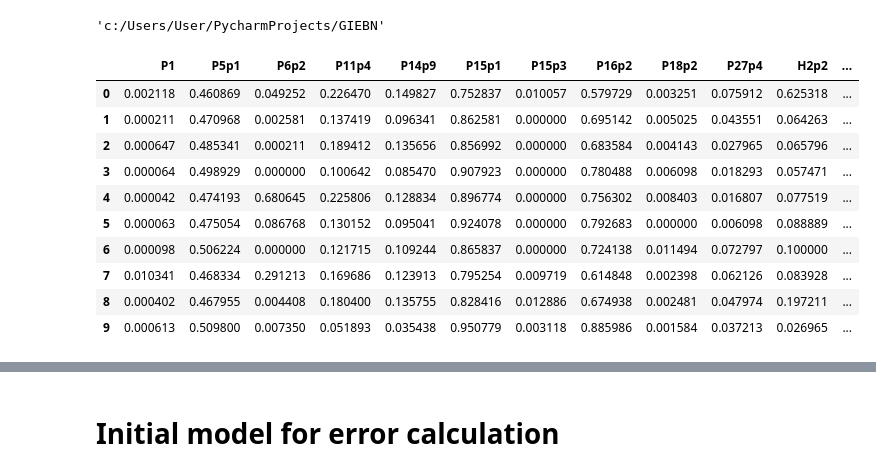
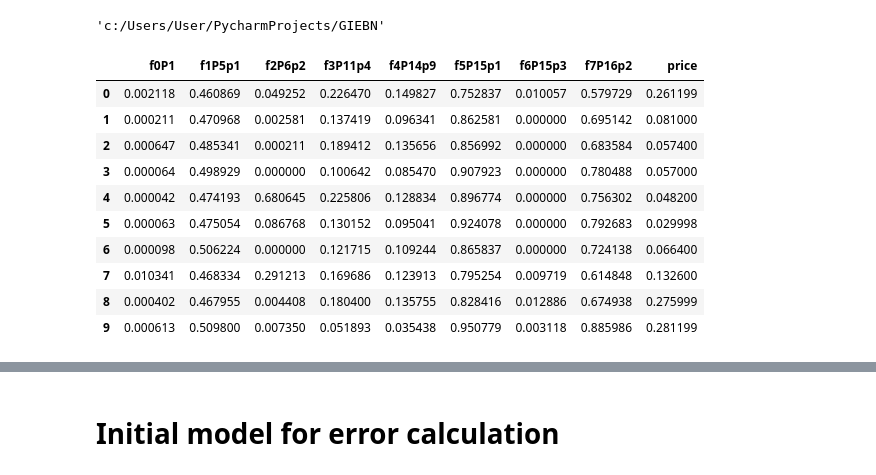
Before and after one commit to dmitry-grigorev/GIEBN, a Jupyter notebook: experiments/experiments_featureselection/califhousing_experiments_launcher copy.ipynb, the cells around one changed output, grey strips where cells are left out. Saved outputs shown, nothing was run; the diff lists cells and outputs as text; code cells hidden in the pictures.

```diff
--- a/experiments/experiments_featureselection/califhousing_experiments_launcher copy.ipynb
+++ b/experiments/experiments_featureselection/califhousing_experiments_launcher copy.ipynb
@@ -56,28 +56,32 @@ optuna.logging.set_verbosity(optuna.logging.WARNING)
 # %%
 #https://www.kaggle.com/datasets/camnugent/california-housing-prices
 data = pd.read_csv("../../datasets/house_16H.csv")
 
 n = data.shape[0]
 target = "price"
 features = ['P1', 'P5p1', 'P6p2', 'P11p4', 'P14p9', 'P15p1', 'P15p3', 'P16p2',
-       'P18p2', 'P27p4', 'H2p2', 'H8p2', 'H10p1', 'H13p1', 'H18pA', 'H40p4']
+       'P18p2', 'P27p4', 'H2p2', 'H8p2', 'H10p1', 'H13p1', 'H18pA', 'H40p4'][:8]
+
+data = data.rename(columns={feat: f'f{i}{feat}' for i, feat in enumerate(features)})
+features = [f'f{i}{feat}' for i, feat in enumerate(features)]
 data = data[features+[target]]
-data['P1']=data['P1'].apply(lambda x: (x-data['P1'].min())/(data['P1'].max()-data['P1'].min()))
+data['f0P1']=data['f0P1'].apply(lambda x: (x-data['f0P1'].min())/(data['f0P1'].max()-data['f0P1'].min()))
 data[target]=data[target].apply(lambda x: (x-data[target].min())/(data[target].max()-data[target].min()))
+data.loc[data[target]==0, target] = 0.01
 n_features = len(features)
 data.head(10)
 # %% [output]
-|  | P1 | P5p1 | P6p2 | P11p4 | P14p9 | P15p1 | P15p3 | P16p2 | P18p2 | P27p4 | H2p2 | ... |
-| 0 | 0.002118 | 0.460869 | 0.049252 | 0.226470 | 0.149827 | 0.752837 | 0.010057 | 0.579729 | 0.003251 | 0.075912 | 0.625318 | ... |
-| 1 | 0.000211 | 0.470968 | 0.002581 | 0.137419 | 0.096341 | 0.862581 | 0.000000 | 0.695142 | 0.005025 | 0.043551 | 0.064263 | ... |
-| 2 | 0.000647 | 0.485341 | 0.000211 | 0.189412 | 0.135656 | 0.856992 | 0.000000 | 0.683584 | 0.004143 | 0.027965 | 0.065796 | ... |
-| 3 | 0.000064 | 0.498929 | 0.000000 | 0.100642 | 0.085470 | 0.907923 | 0.000000 | 0.780488 | 0.006098 | 0.018293 | 0.057471 | ... |
-| 4 | 0.000042 | 0.474193 | 0.680645 | 0.225806 | 0.128834 | 0.896774 | 0.000000 | 0.756302 | 0.008403 | 0.016807 | 0.077519 | ... |
-| 5 | 0.000063 | 0.475054 | 0.086768 | 0.130152 | 0.095041 | 0.924078 | 0.000000 | 0.792683 | 0.000000 | 0.006098 | 0.088889 | ... |
-| 6 | 0.000098 | 0.506224 | 0.000000 | 0.121715 | 0.109244 | 0.865837 | 0.000000 | 0.724138 | 0.011494 | 0.072797 | 0.100000 | ... |
-| 7 | 0.010341 | 0.468334 | 0.291213 | 0.169686 | 0.123913 | 0.795254 | 0.009719 | 0.614848 | 0.002398 | 0.062126 | 0.083928 | ... |
-| 8 | 0.000402 | 0.467955 | 0.004408 | 0.180400 | 0.135755 | 0.828416 | 0.012886 | 0.674938 | 0.002481 | 0.047974 | 0.197211 | ... |
-| 9 | 0.000613 | 0.509800 | 0.007350 | 0.051893 | 0.035438 | 0.950779 | 0.003118 | 0.885986 | 0.001584 | 0.037213 | 0.026965 | ... |
+|  | f0P1 | f1P5p1 | f2P6p2 | f3P11p4 | f4P14p9 | f5P15p1 | f6P15p3 | f7P16p2 | price |
+| 0 | 0.002118 | 0.460869 | 0.049252 | 0.226470 | 0.149827 | 0.752837 | 0.010057 | 0.579729 | 0.261199 |
+| 1 | 0.000211 | 0.470968 | 0.002581 | 0.137419 | 0.096341 | 0.862581 | 0.000000 | 0.695142 | 0.081000 |
+| 2 | 0.000647 | 0.485341 | 0.000211 | 0.189412 | 0.135656 | 0.856992 | 0.000000 | 0.683584 | 0.057400 |
+| 3 | 0.000064 | 0.498929 | 0.000000 | 0.100642 | 0.085470 | 0.907923 | 0.000000 | 0.780488 | 0.057000 |
+| 4 | 0.000042 | 0.474193 | 0.680645 | 0.225806 | 0.128834 | 0.896774 | 0.000000 | 0.756302 | 0.048200 |
+| 5 | 0.000063 | 0.475054 | 0.086768 | 0.130152 | 0.095041 | 0.924078 | 0.000000 | 0.792683 | 0.029998 |
+| 6 | 0.000098 | 0.506224 | 0.000000 | 0.121715 | 0.109244 | 0.865837 | 0.000000 | 0.724138 | 0.066400 |
+| 7 | 0.010341 | 0.468334 | 0.291213 | 0.169686 | 0.123913 | 0.795254 | 0.009719 | 0.614848 | 0.132600 |
+| 8 | 0.000402 | 0.467955 | 0.004408 | 0.180400 | 0.135755 | 0.828416 | 0.012886 | 0.674938 | 0.275999 |
+| 9 | 0.000613 | 0.509800 | 0.007350 | 0.051893 | 0.035438 | 0.950779 | 0.003118 | 0.885986 | 0.281199 |
 # %%
 data.describe()
 # %% [output]
```
Also changed, not shown: parts of 25 cells of this notebook, 3 other files.
